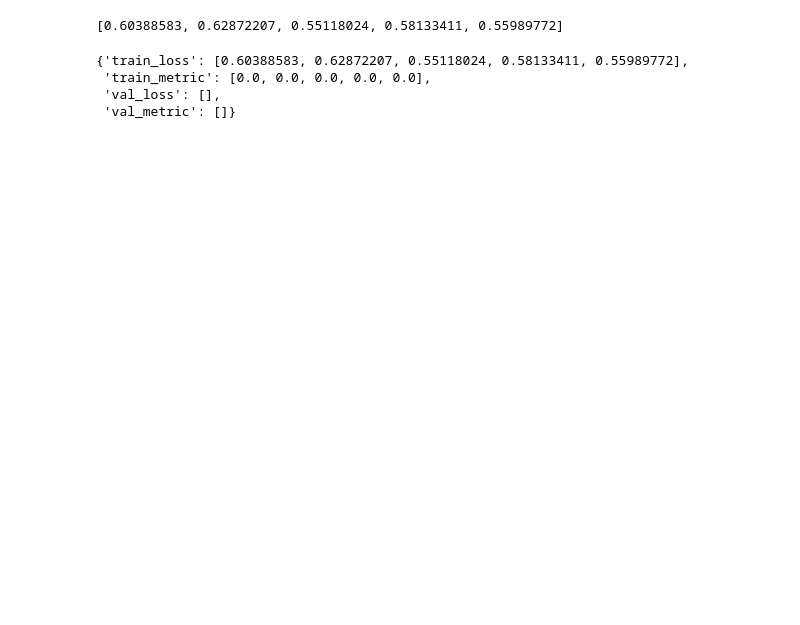
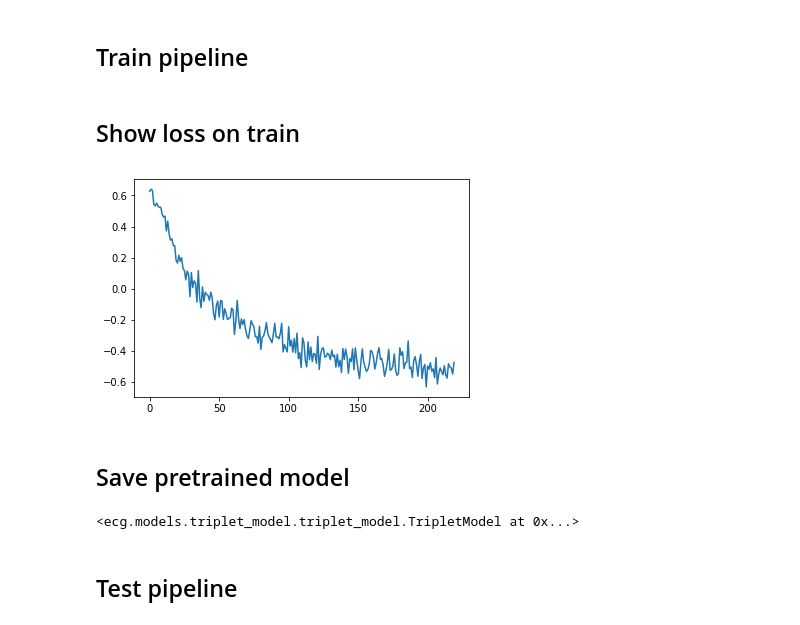
Before and after one commit to analysiscenter/cardio, a Jupyter notebook: ecg/models/triplet_model/triplet_model_training.ipynb, the cells around one changed output. Drawn from its saved outputs; the diff is of its cells as text; code cells hidden in the pictures; blank space fills up the shorter version.

```diff
--- a/ecg/models/triplet_model/triplet_model_training.ipynb
+++ b/ecg/models/triplet_model/triplet_model_training.ipynb
@@ -37,29 +43,37 @@ Using TensorFlow backend.
+# %% [markdown]
+## Train pipeline
 # %%
 triplet_train_pipeline = (ds.Pipeline()
-                          .init_variable("loss", init=list)
-             .load(fmt="wfdb", components=["signal", "meta"])
-             .load(src="/notebooks/data/ECG/training2017/REFERENCE.csv", fmt="csv", components="target")
-             .drop_labels(["~"])
-             .drop_short_signals(6000)
-             .get_triplets(100, 3000)
-             .signal_transpose([0, 2, 1])
-             .train_on_batch("triplet_learn")
-             .run(batch_size=300, shuffle=True, drop_last=True, n_epochs=1, prefetch=0, lazy=True))
+                          .load(fmt="wfdb", components=["signal", "meta"])
+                          .load(src="/notebooks/data/ECG/training2017/REFERENCE.csv",
+                                fmt="csv", components="target")
+                          .drop_labels(["~"])
+                          .drop_short_signals(6000)
+                          .get_triplets(100, 3000)
+                          .signal_transpose([0, 2, 1])
+                          .train_on_batch('triplet_learn')
+                          .run(batch_size=300, shuffle=True, drop_last=True,
+                               n_epochs=10, prefetch=0, lazy=True))
 # %%
 index = ds.FilesIndex(path="/notebooks/data/ECG/training2017/*.hea", no_ext=True, sort=True)
 eds = ds.Dataset(index, batch_class=ModelEcgBatch)
 eds.cv_split(0.8)
-res = (eds.test >> triplet_train_pipeline).run()
+triplet_trained = (eds.train >> triplet_train_pipeline).run()
-# %%
-res.get_variable('loss')
-# %% [output]
-[0.60388583, 0.62872207, 0.55118024, 0.58133411, 0.55989772]
+# %% [markdown]
+## Show loss on train
 # %%
-res.get_model_by_name('triplet_learn').hist
+plt.plot(triplet_trained.get_model_by_name('triplet_learn').hist['train_loss'])
+plt.show()
 # %% [output]
-{'train_loss': [0.60388583, 0.62872207, 0.55118024, 0.58133411, 0.55989772],
- 'train_metric': [0.0, 0.0, 0.0, 0.0, 0.0],
- 'val_loss': [],
- 'val_metric': []}
+[figure, added]
+# %% [markdown]
+## Save pretrained model
+# %%
+(triplet_trained.get_model_by_name("triplet_learn")
+                .save("/notebooks/e_illarionov/ecg_repo/model_dump/triplet_latest"))
+# %% [output]
+<ecg.models.triplet_model.triplet_model.TripletModel at 0x...>
+# %% [markdown]
+## Test pipeline
 # %%
 triplet_test_pipeline = (ds.Pipeline()
```
Also changed, not shown: parts of 8 cells of this notebook, 8 other files.
